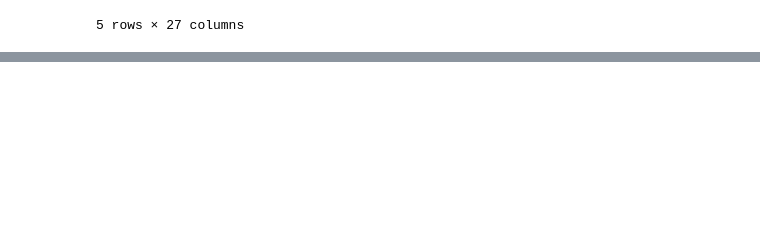
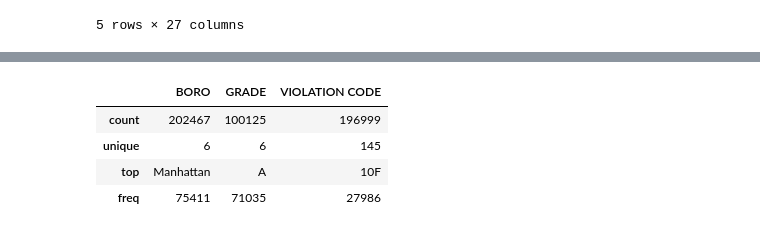
Before and after one commit to arubybonilla/2023-nyc-restaurant-grades, a Jupyter notebook: 2023-nyc-restaurant-inspection-grades-analysis.ipynb, the cells around one changed output, grey strips where cells are left out. Drawn from its saved outputs; the diff is of its cells as text; code cells hidden in the pictures; blank space fills up the shorter version.

Commit message:
code violations

```diff
--- a/2023-nyc-restaurant-inspection-grades-analysis.ipynb
+++ b/2023-nyc-restaurant-inspection-grades-analysis.ipynb
@@ -578,0 +581,3 @@ grade_df.get_group("C").head()
+# %%
+group2 = df[["BORO", "GRADE", "VIOLATION CODE"]]
+group2
@@ -578,0 +598,8 @@ grade_df.get_group("C").head()
+# %%
+group2.describe()
+# %% [output]
+|  | BORO | GRADE | VIOLATION CODE |
+| count | 202467 | 100125 | 196999 |
+| unique | 6 | 6 | 145 |
+| top | Manhattan | A | 10F |
+| freq | 75411 | 71035 | 27986 |
```
Also changed, not shown: parts of 4 cells of this notebook.
